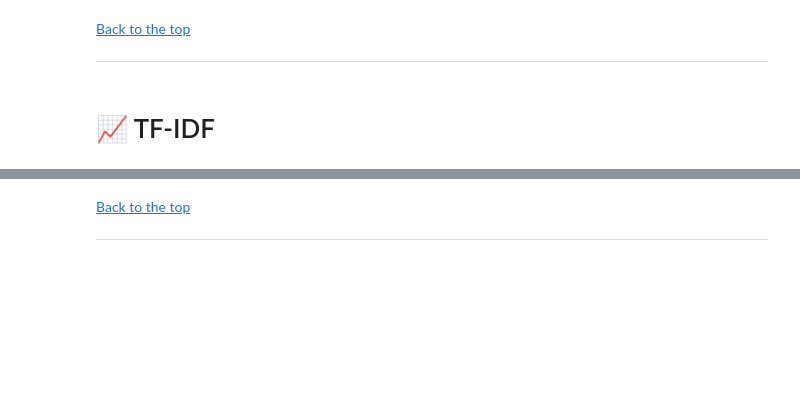
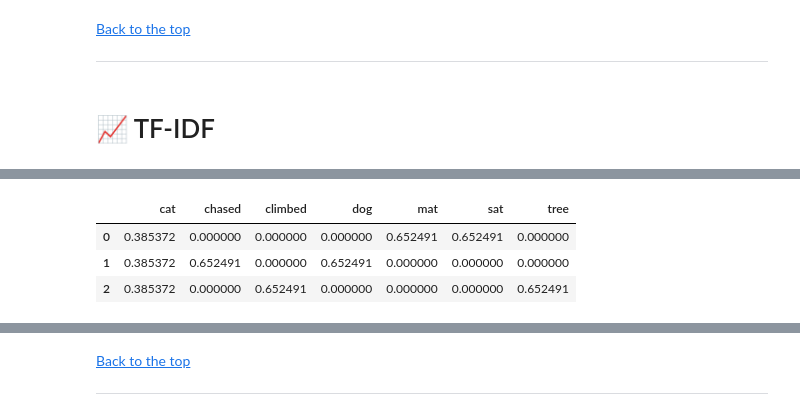
Before and after one commit to ashrithssreddy/ml-toolkit, a Jupyter notebook: NLP/02_Vectorization_BoW_TFIDF.ipynb, the cells around one changed output, grey strips where cells are left out. Drawn from its saved outputs; the diff is of its cells as text; code cells hidden in the pictures; blank space fills up the shorter version.

```diff
--- a/NLP/02_Vectorization_BoW_TFIDF.ipynb
+++ b/NLP/02_Vectorization_BoW_TFIDF.ipynb
@@ -45,3 +216,17 @@ ___
+# %%
+from sklearn.feature_extraction.text import TfidfVectorizer
+
+# TF-IDF with defaults
+tfidf_vectorizer = TfidfVectorizer(stop_words='english')
+X_tfidf = tfidf_vectorizer.fit_transform(corpus)
+
+# View as DataFrame
+pd.DataFrame(X_tfidf.toarray(), columns=tfidf_vectorizer.get_feature_names_out())
+# %% [output]
+|  | cat | chased | climbed | dog | mat | sat | tree |
+| 0 | 0.385372 | 0.000000 | 0.000000 | 0.000000 | 0.652491 | 0.652491 | 0.000000 |
+| 1 | 0.385372 | 0.652491 | 0.000000 | 0.652491 | 0.000000 | 0.000000 | 0.000000 |
+| 2 | 0.385372 | 0.000000 | 0.652491 | 0.000000 | 0.000000 | 0.000000 | 0.652491 |
 # %% [markdown]
 #### 🎛️ Adjusting TF/IDF Weights
 <a id="tfidf-weights"></a>
```
Also changed, not shown: parts of 27 cells of this notebook, 1 other file.
